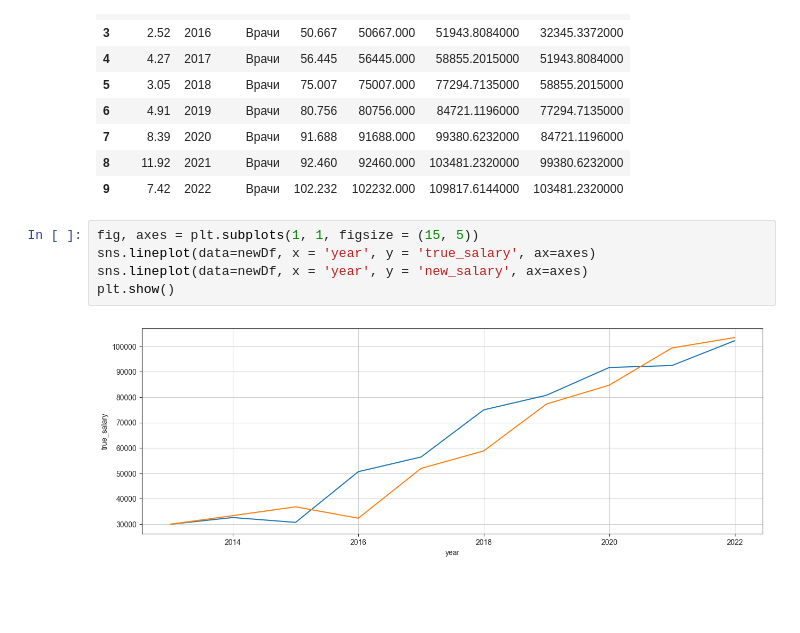
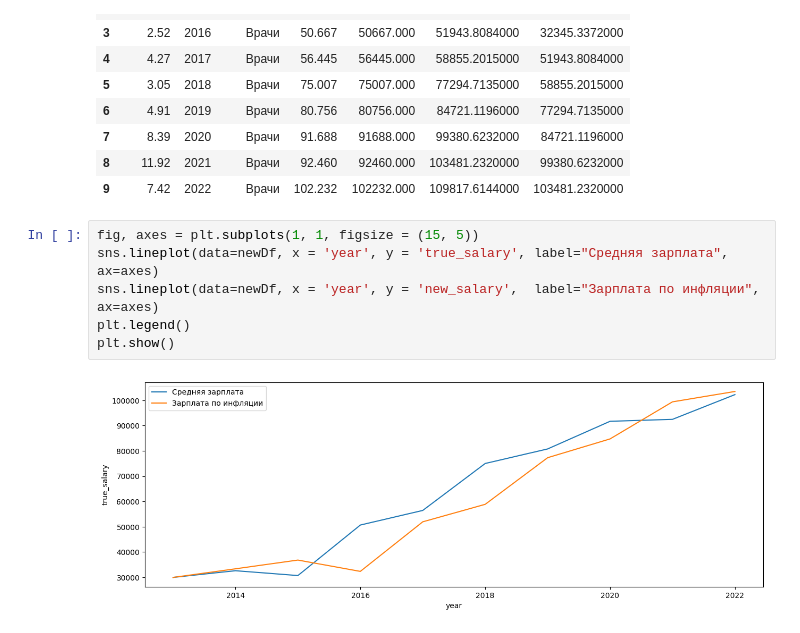
Before and after one commit to vladimir-vova/RevenueAnalyst, a Jupyter notebook: test.ipynb, the cells around one changed output. Cells and saved outputs as stored; diff of their text form; blank space fills up the shorter version.

```diff
--- a/test.ipynb
+++ b/test.ipynb
@@ -143,8 +143,9 @@ newDf
 | 9 | 7.42 | 2022 | Врачи | 102.232 | 102232.000 | 109817.6144000 | 103481.2320000 |
 # %%
 fig, axes = plt.subplots(1, 1, figsize = (15, 5))
-sns.lineplot(data=newDf, x = 'year', y = 'true_salary', ax=axes)
-sns.lineplot(data=newDf, x = 'year', y = 'new_salary', ax=axes)
+sns.lineplot(data=newDf, x = 'year', y = 'true_salary', label="Средняя зарплата", ax=axes)
+sns.lineplot(data=newDf, x = 'year', y = 'new_salary',  label="Зарплата по инфляции", ax=axes)
+plt.legend()
 plt.show()
 # %% [output]
-[figure, old version]
+[figure, new version]
```
Also changed, not shown: parts of 2 cells of this notebook.
